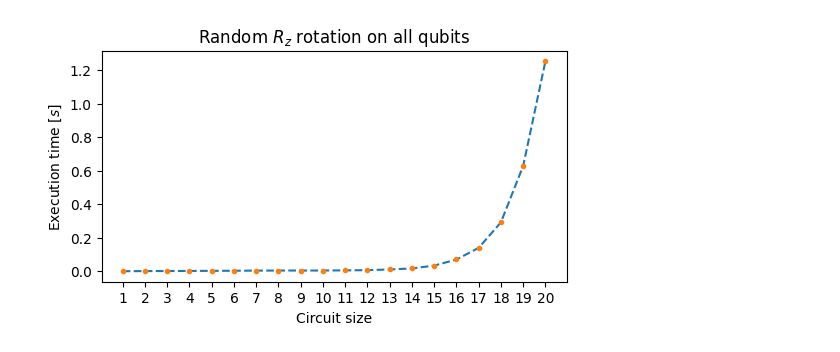
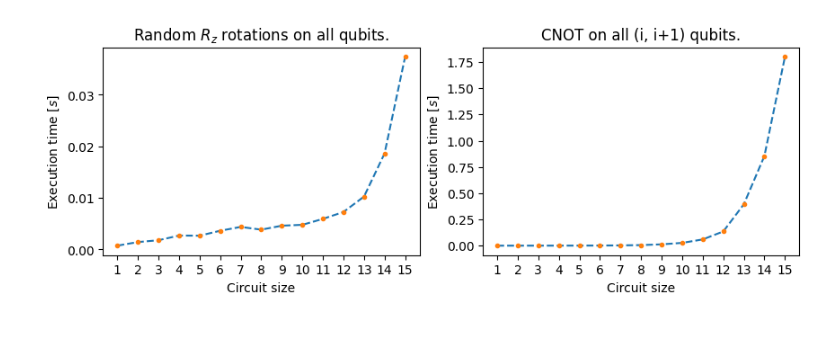
Before and after one commit to seba2390/SYMQcircuit, a Jupyter notebook: Benchmark.ipynb, the cells around one changed output. Drawn from its saved outputs; the diff is of its cells as text; code cells hidden in the pictures.

```diff
--- a/Benchmark.ipynb
+++ b/Benchmark.ipynb
@@ -7,8 +7,9 @@ from SYMQCircuit import *
 from Tools import *
 # %%
 ## Benchmarking computation time for single qubit rotations ##
-_MAX_N_QUBITS = 20
-times = []
+_MAX_N_QUBITS = 15
+
+rz_times = []
 for n_qubits in range(1,_MAX_N_QUBITS+1):
 
     ## Creates circuits individually
@@ -17,16 +18,33 @@ for n_qubits in range(1,_MAX_N_QUBITS+1):
     for qubit in range(n_qubits):
         circuit1.add_rz(qubit,angle=np.random.uniform(0,2*np.pi))
     end = time.time()
-    times.append(end-start)
+    rz_times.append(end-start)
+
+cnot_times = []
+for n_qubits in range(1,_MAX_N_QUBITS+1):
+
+    ## Creates circuits individually
+    circuit1 = SYMQCircuit(nr_qubits=n_qubits,precision=64)
+    start = time.time()
+    for qubit in range(1,n_qubits):
+        circuit1.add_cnot(target_qubit=qubit,control_qubit=qubit-1)
+    end = time.time()
+    cnot_times.append(end-start)
 # %%
-fig, ax = plt.subplots(1,1,figsize=(6,3))
-ax.set_title("Random "+r"$R_z$"+" rotation on all qubits",)
+fig, ax = plt.subplots(1,2,figsize=(10,3))
+ax[0].set_title("Random "+r"$R_z$"+" rotations on all qubits.",)
+ax[1].set_title("CNOT on all (i, i+1) qubits.",)
 n_qubits = [i for i in range(1,_MAX_N_QUBITS+1)]
-ax.plot(n_qubits,times,'--')
-ax.plot(n_qubits,times,'o',ms=3)
-ax.set_xticks(n_qubits)
-ax.set_ylabel(r'Execution time $[s]$')
-ax.set_xlabel("Circuit size")
+ax[0].plot(n_qubits,rz_times,'--',label=r"$R_z$")
+ax[0].plot(n_qubits,rz_times,'o',ms=3,label=r"$R_z$")
+ax[1].plot(n_qubits,cnot_times,'--',label=r"$CX$")
+ax[1].plot(n_qubits,cnot_times,'o',ms=3,label=r"$CX$")
+ax[0].set_xticks(n_qubits)
+ax[0].set_ylabel(r'Execution time $[s]$')
+ax[0].set_xlabel("Circuit size")
+ax[1].set_xticks(n_qubits)
+ax[1].set_ylabel(r'Execution time $[s]$')
+ax[1].set_xlabel("Circuit size")
 plt.show()
 # %% [output]
-[figure, old version]
+[figure, new version]
```
